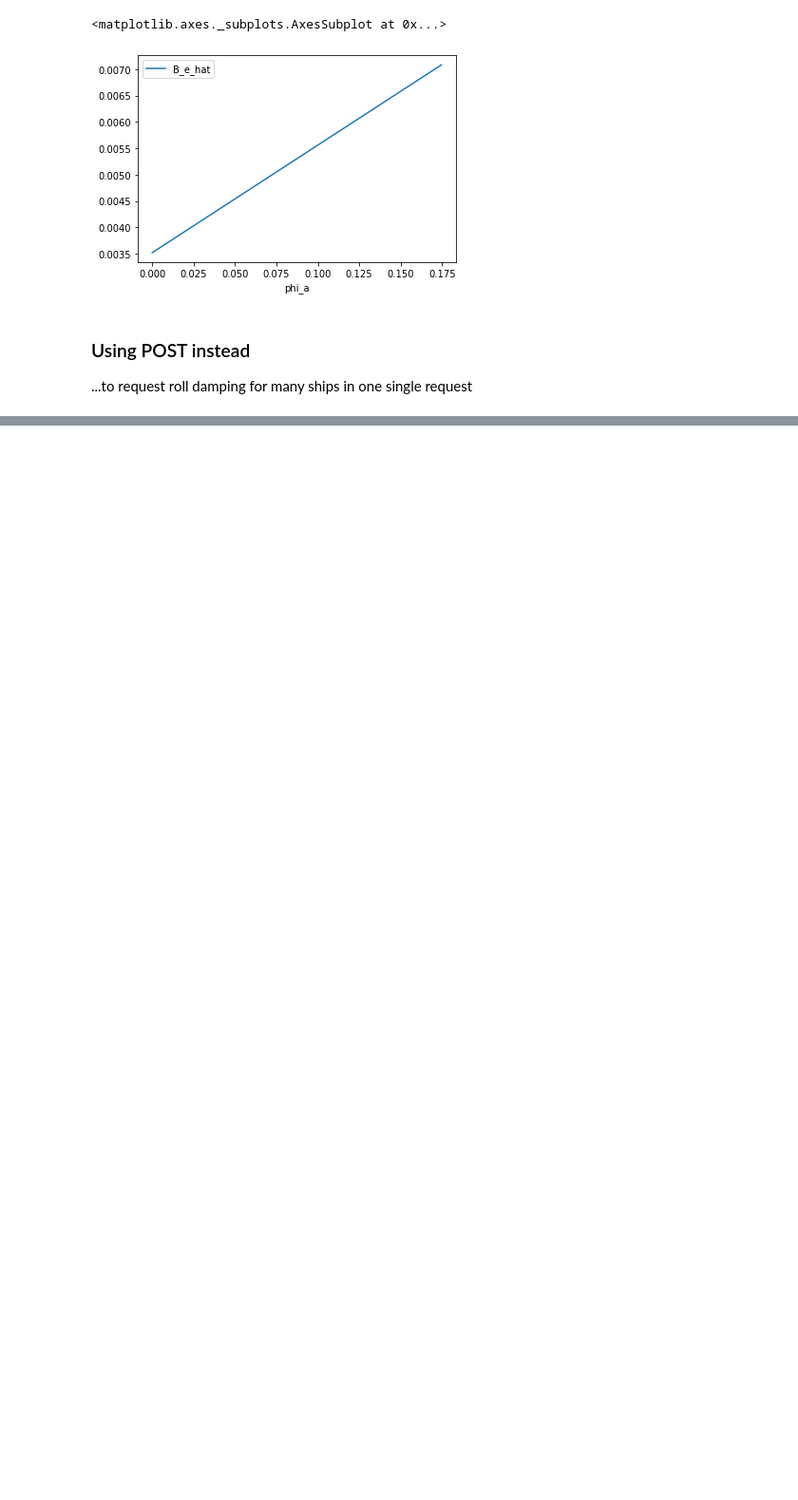
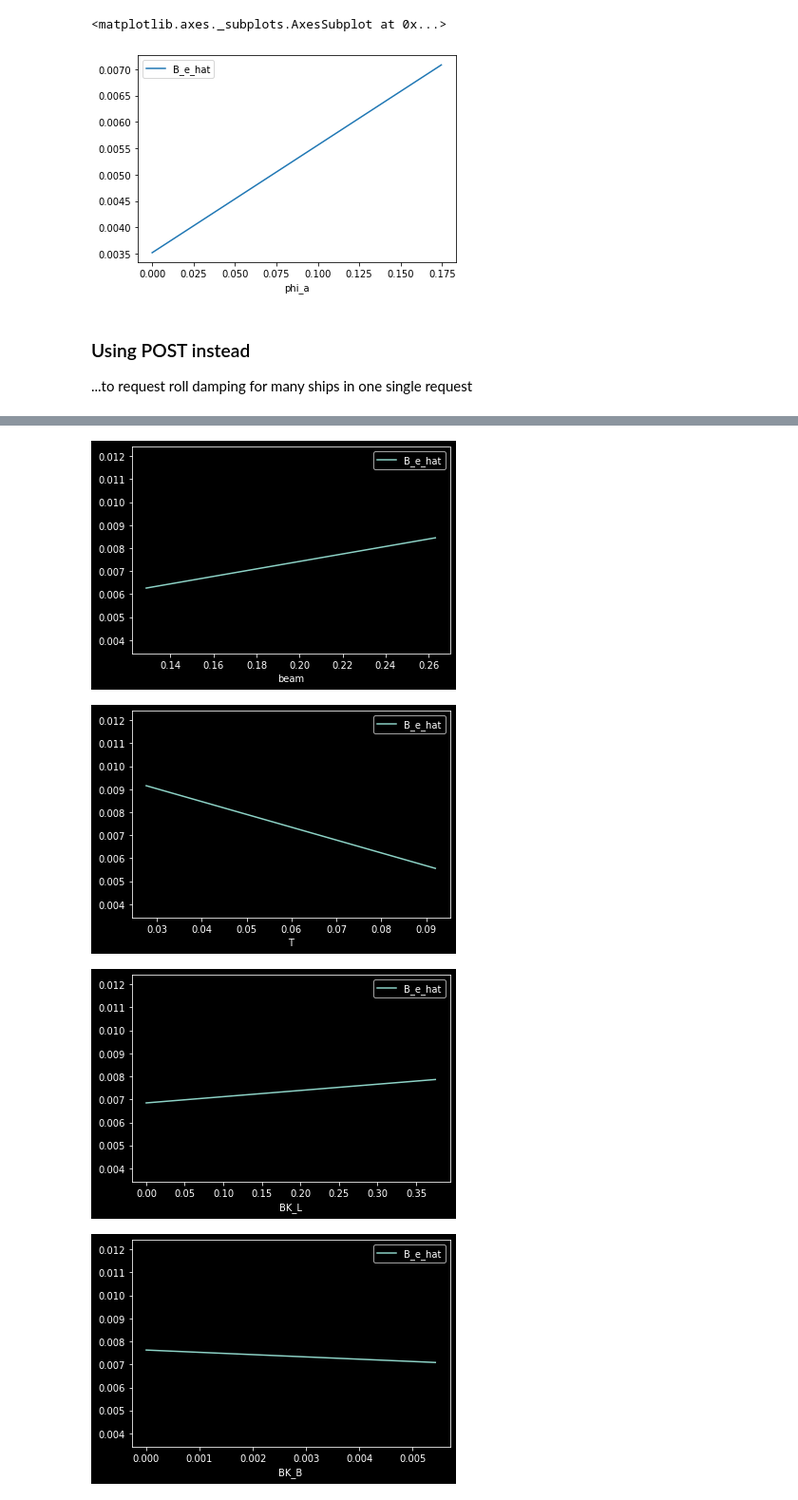
Before and after one commit to martinlarsalbert/REST_API_roll_damping, a Jupyter notebook: doc/notebooks/01_request_API.ipynb, the cells around one changed output, grey strips where cells are left out. Shown at 95% size. Saved outputs shown, nothing was run; the diff lists cells and outputs as text; code cells hidden in the pictures; blank space fills up the shorter version.

```diff
--- a/doc/notebooks/01_request_API.ipynb
+++ b/doc/notebooks/01_request_API.ipynb
@@ -109,0 +127,3 @@ result3.plot(x='V',y='B_e_hat', ax=ax)
+# %%
+X=polynom.X
+X.head()
@@ -109,0 +137,37 @@ result3.plot(x='V',y='B_e_hat', ax=ax)
+# %%
+input_ranges = OrderedDict()
+input_parameters=[
+    'beam', 'T', 'BK_L', 'BK_B', 'OG', 'omega0_hat', 'C_b', 'A_0', 'V', 'phi_a'
+]
+for input_parameter in input_parameters:
+    x=X[input_parameter]
+    input_ranges[input_parameter]=(x.min(),x.max())
+
+mean_ship = pd.Series()
+for parameter, limits in input_ranges.items():
+    mean_ship[parameter]=np.mean(limits)
+mean_ship['lpp']=1
+
+N=10
+df_results=pd.DataFrame()
+axes = []
+for parameter, limits in input_ranges.items():
+
+    repeats = np.tile(mean_ship, (N,1))
+    df = pd.DataFrame(repeats, columns=mean_ship.index)
+    df[parameter] = np.linspace(limits[0],limits[1],N)
+
+    result4 = get_rolldampings(inputs=df)
+    df_results=df_results.append(result4, ignore_index=True)
+
+    fig,ax=plt.subplots()
+    axes.append(ax)
+    result4.plot(x=parameter, y='B_e_hat', ax=ax)
+
+for ax in axes:
+    ax.set_ylim(df_results['B_e_hat'].min(), df_results['B_e_hat'].max())
+# %% [output]
+[figure, added]
+[figure, added]
+[figure, added]
+[figure, added]
```
Also changed, not shown: parts of 13 cells of this notebook, 1 other file.
